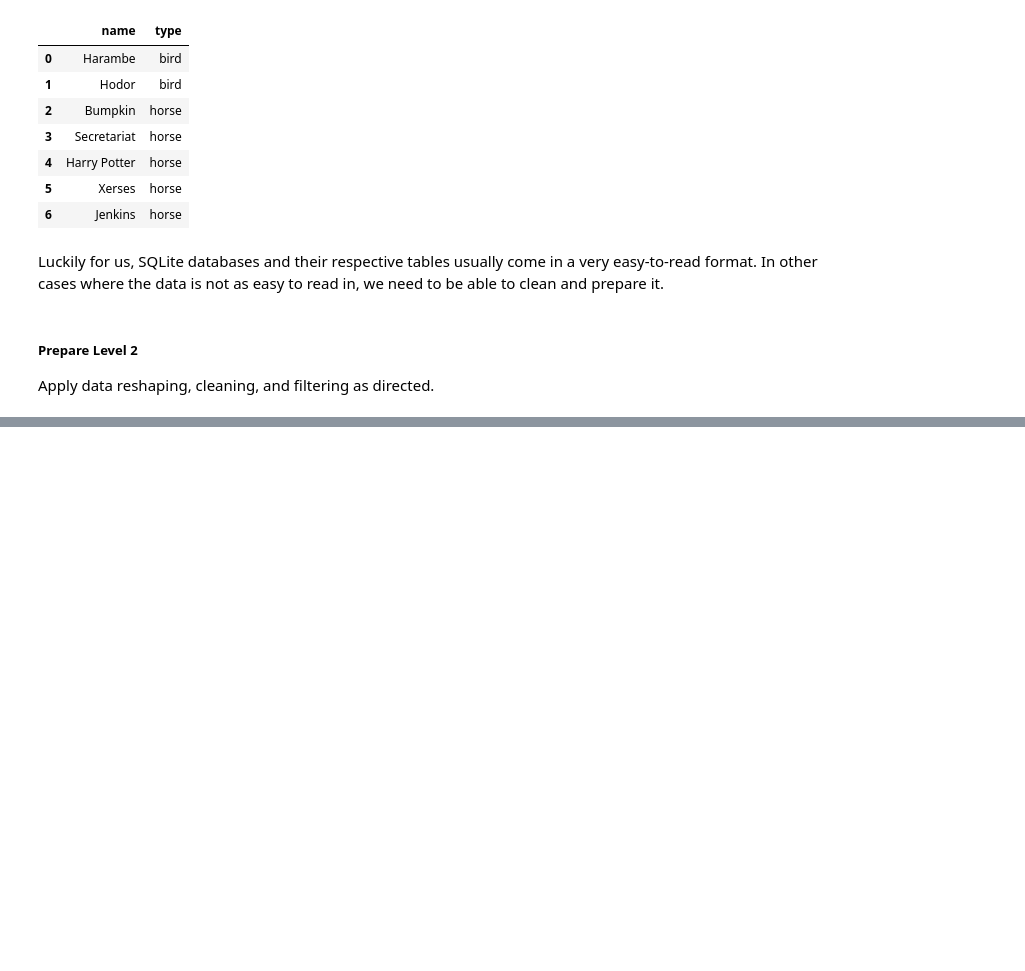
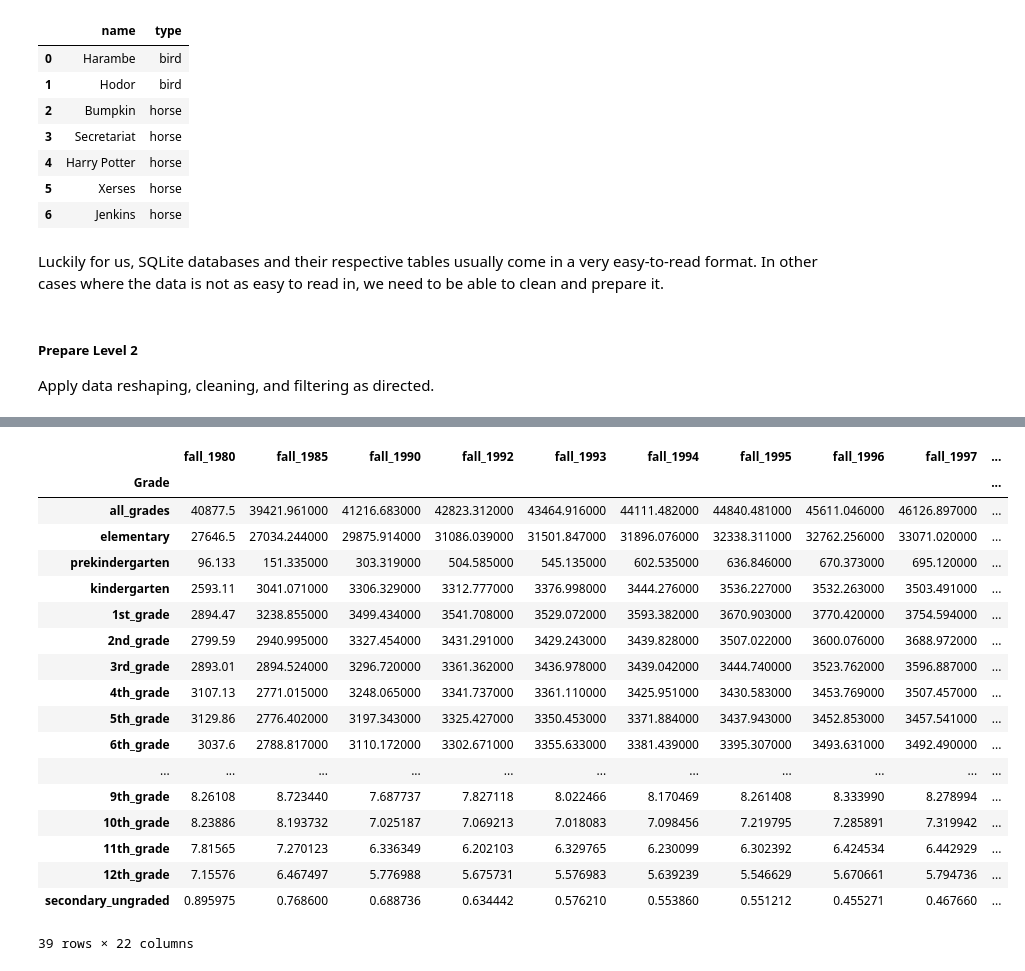
Before and after one commit to briannakathrynm/portfolio-briannakathrynm, a Jupyter notebook: submission_1.ipynb, the cells around one changed output, grey strips where cells are left out. Saved outputs shown, nothing was run; the diff lists cells and outputs as text; code cells hidden in the pictures; blank space fills up the shorter version.

```diff
--- a/submission_1.ipynb
+++ b/submission_1.ipynb
@@ -96,0 +147,32 @@ Apply data reshaping, cleaning, and filtering as directed.
+# %%
+# Changing row and column names to appropriate names
+clean_table.rename(str.lower, axis='index', inplace=True)
+clean_table.rename(str.lower, axis='columns', inplace=True)
+# Deleting whitespaces and trailing periods
+clean_table.index = clean_table.index.str.replace('.','')
+clean_table.index = clean_table.index.str.replace(' ','_')
+clean_table.index = clean_table.index.str.lstrip('_')
+clean_table.index = clean_table.index.str.rstrip('_')
+clean_table.columns = clean_table.columns.str.replace(' ','_')
+# %%
+clean_table
+# %% [output]
+|  | fall_1980 | fall_1985 | fall_1990 | fall_1992 | fall_1993 | fall_1994 | fall_1995 | fall_1996 | fall_1997 | ... |
+| Grade |  |  |  |  |  |  |  |  |  | ... |
+| all_grades | 40877.5 | 39421.961000 | 41216.683000 | 42823.312000 | 43464.916000 | 44111.482000 | 44840.481000 | 45611.046000 | 46126.897000 | ... |
+| elementary | 27646.5 | 27034.244000 | 29875.914000 | 31086.039000 | 31501.847000 | 31896.076000 | 32338.311000 | 32762.256000 | 33071.020000 | ... |
+| prekindergarten | 96.133 | 151.335000 | 303.319000 | 504.585000 | 545.135000 | 602.535000 | 636.846000 | 670.373000 | 695.120000 | ... |
+| kindergarten | 2593.11 | 3041.071000 | 3306.329000 | 3312.777000 | 3376.998000 | 3444.276000 | 3536.227000 | 3532.263000 | 3503.491000 | ... |
+| 1st_grade | 2894.47 | 3238.855000 | 3499.434000 | 3541.708000 | 3529.072000 | 3593.382000 | 3670.903000 | 3770.420000 | 3754.594000 | ... |
+| 2nd_grade | 2799.59 | 2940.995000 | 3327.454000 | 3431.291000 | 3429.243000 | 3439.828000 | 3507.022000 | 3600.076000 | 3688.972000 | ... |
+| 3rd_grade | 2893.01 | 2894.524000 | 3296.720000 | 3361.362000 | 3436.978000 | 3439.042000 | 3444.740000 | 3523.762000 | 3596.887000 | ... |
+| 4th_grade | 3107.13 | 2771.015000 | 3248.065000 | 3341.737000 | 3361.110000 | 3425.951000 | 3430.583000 | 3453.769000 | 3507.457000 | ... |
+| 5th_grade | 3129.86 | 2776.402000 | 3197.343000 | 3325.427000 | 3350.453000 | 3371.884000 | 3437.943000 | 3452.853000 | 3457.541000 | ... |
+| 6th_grade | 3037.6 | 2788.817000 | 3110.172000 | 3302.671000 | 3355.633000 | 3381.439000 | 3395.307000 | 3493.631000 | 3492.490000 | ... |
+| ... | ... | ... | ... | ... | ... | ... | ... | ... | ... | ... |
+| 9th_grade | 8.26108 | 8.723440 | 7.687737 | 7.827118 | 8.022466 | 8.170469 | 8.261408 | 8.333990 | 8.278994 | ... |
+| 10th_grade | 8.23886 | 8.193732 | 7.025187 | 7.069213 | 7.018083 | 7.098456 | 7.219795 | 7.285891 | 7.319942 | ... |
+| 11th_grade | 7.81565 | 7.270123 | 6.336349 | 6.202103 | 6.329765 | 6.230099 | 6.302392 | 6.424534 | 6.442929 | ... |
+| 12th_grade | 7.15576 | 6.467497 | 5.776988 | 5.675731 | 5.576983 | 5.639239 | 5.546629 | 5.670661 | 5.794736 | ... |
+| secondary_ungraded | 0.895975 | 0.768600 | 0.688736 | 0.634442 | 0.576210 | 0.553860 | 0.551212 | 0.455271 | 0.467660 | ... |
+39 rows × 22 columns
```
Also changed, not shown: parts of 9 cells of this notebook, 1 other file.
